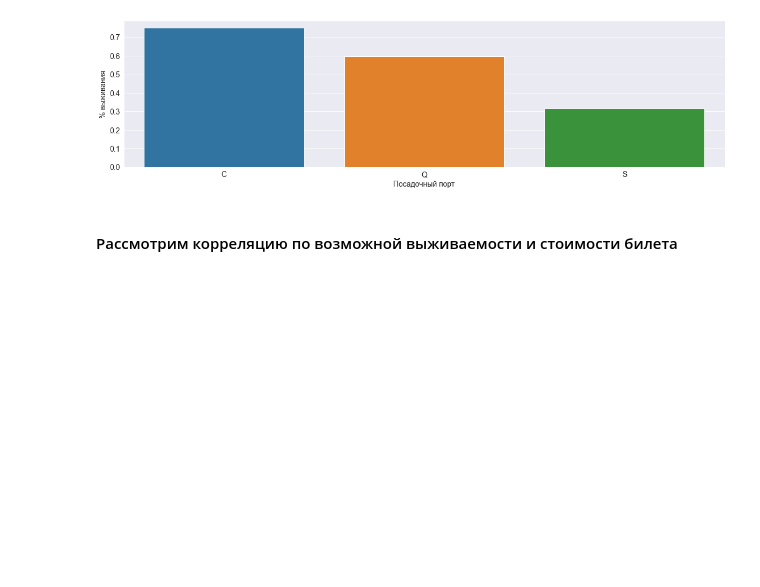
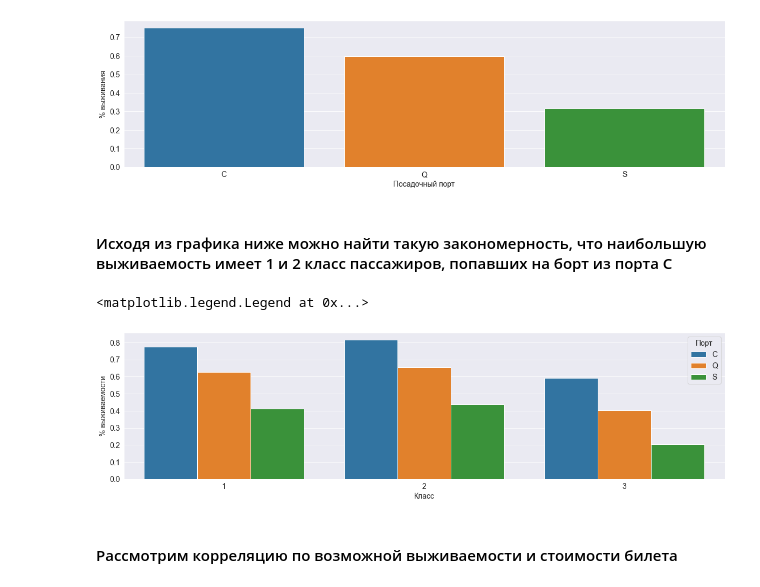
Before and after one commit to ex4ce/homework, a Jupyter notebook: data_exploration_homework.ipynb, the cells around one changed output. Drawn from its saved outputs; the diff is of its cells as text; code cells hidden in the pictures; blank space fills up the shorter version.

```diff
--- a/data_exploration_homework.ipynb
+++ b/data_exploration_homework.ipynb
@@ -260,5 +262,14 @@ sns.barplot(x=df_emb.iloc[:,0],y=df_emb.iloc[:,2]).set(ylabel='% выживан
 # %% [output]
 [Text(0, 0.5, '% выживания'), Text(0.5, 0, 'Посадочный порт')]
 [figure]
+# %% [markdown]
+#### Исходя из графика ниже можно найти такую закономерность, что наибольшую выживаемость имеет 1 и 2 класс пассажиров, попавших на борт из порта С
+# %%
+df_emb_class = df_main[['Survived','Embarked','Pclass']].groupby(['Embarked','Pclass']).agg(['count','mean']).reset_index()
+sns.barplot(x=df_emb_class.iloc[:,1],y=df_emb_class.iloc[:,3], hue=df_emb_class.iloc[:,0]).set(xlabel='Класс', ylabel='% выживаемости')
+plt.legend(title='Порт')
+# %% [output]
+<matplotlib.legend.Legend at 0x...>
+[figure, added]
 # %% [markdown]
 #### Рассмотрим корреляцию по возможной выживаемости и стоимости билета
```
Also changed, not shown: parts of 11 cells of this notebook.
